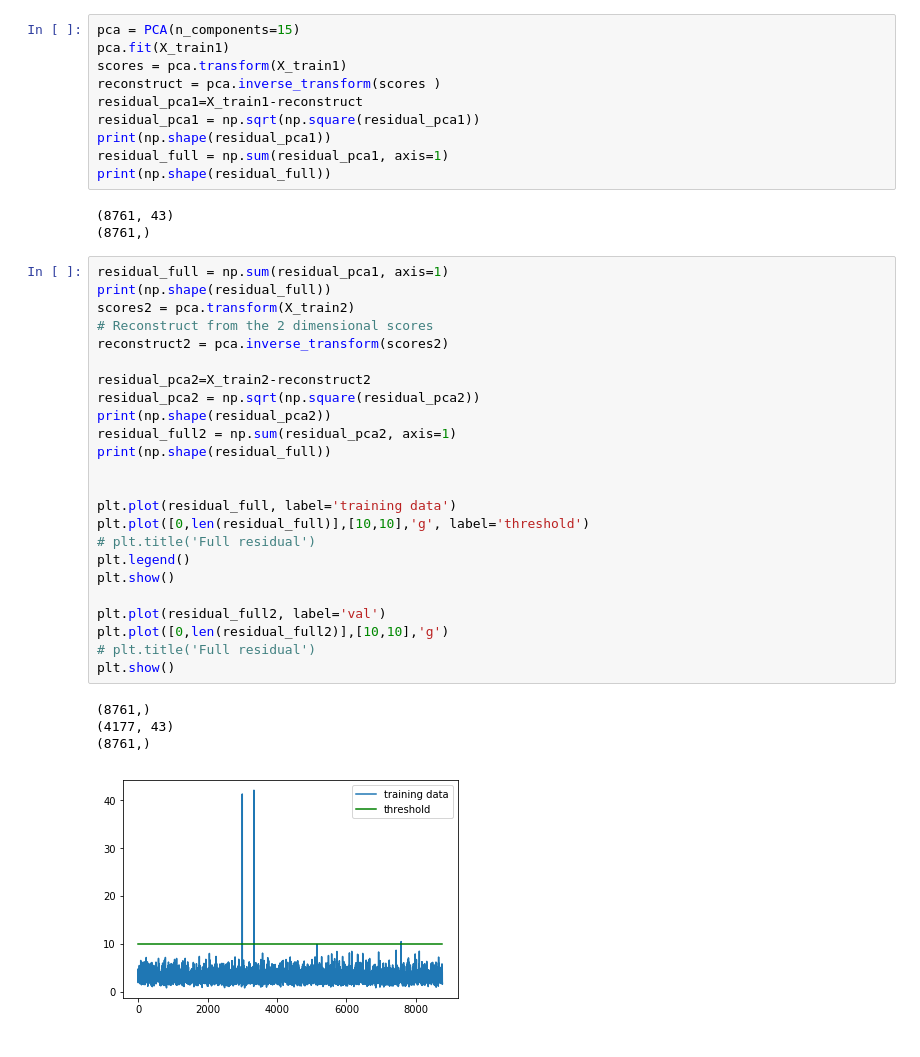
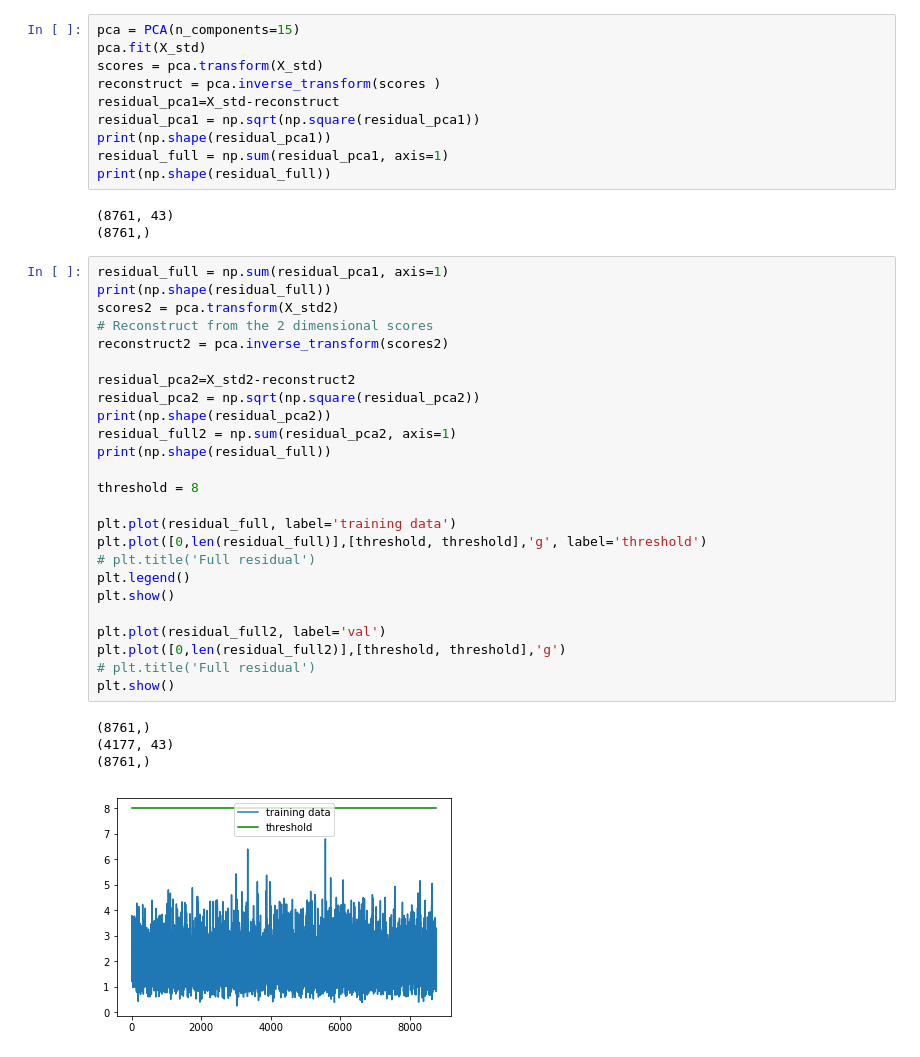
Before and after one commit to marius-pop0/CybeDataAnlaytics, a Jupyter notebook: assignment2/PCA.ipynb, the cells around one changed output. Cells and saved outputs as stored; diff of their text form.

```diff
--- a/assignment2/PCA.ipynb
+++ b/assignment2/PCA.ipynb
@@ -191,9 +116,9 @@ print(np.shape(residual_pca))
 # %%
 pca = PCA(n_components=15)
-pca.fit(X_train1)
-scores = pca.transform(X_train1)
+pca.fit(X_std)
+scores = pca.transform(X_std)
 reconstruct = pca.inverse_transform(scores )
-residual_pca1=X_train1-reconstruct
+residual_pca1=X_std-reconstruct
 residual_pca1 = np.sqrt(np.square(residual_pca1))
 print(np.shape(residual_pca1))
 residual_full = np.sum(residual_pca1, axis=1)
@@ -204,29 +129,30 @@ print(np.shape(residual_full))
 # %%
 residual_full = np.sum(residual_pca1, axis=1)
 print(np.shape(residual_full))
-scores2 = pca.transform(X_train2)
+scores2 = pca.transform(X_std2)
 # Reconstruct from the 2 dimensional scores
 reconstruct2 = pca.inverse_transform(scores2)
 
-residual_pca2=X_train2-reconstruct2
+residual_pca2=X_std2-reconstruct2
 residual_pca2 = np.sqrt(np.square(residual_pca2))
 print(np.shape(residual_pca2))
 residual_full2 = np.sum(residual_pca2, axis=1)
 print(np.shape(residual_full))
 
+threshold = 8
 
 plt.plot(residual_full, label='training data')
-plt.plot([0,len(residual_full)],[10,10],'g', label='threshold')
+plt.plot([0,len(residual_full)],[threshold, threshold],'g', label='threshold')
 # plt.title('Full residual')
 plt.legend()
 plt.show()
 
 plt.plot(residual_full2, label='val')
-plt.plot([0,len(residual_full2)],[10,10],'g')
+plt.plot([0,len(residual_full2)],[threshold, threshold],'g')
 # plt.title('Full residual')
 plt.show()
 # %% [output]
 (8761,)
 (4177, 43)
 (8761,)
-[figure, old version]
+[figure, new version]
```
Also changed, not shown: parts of 9 cells of this notebook, 2 other files.
